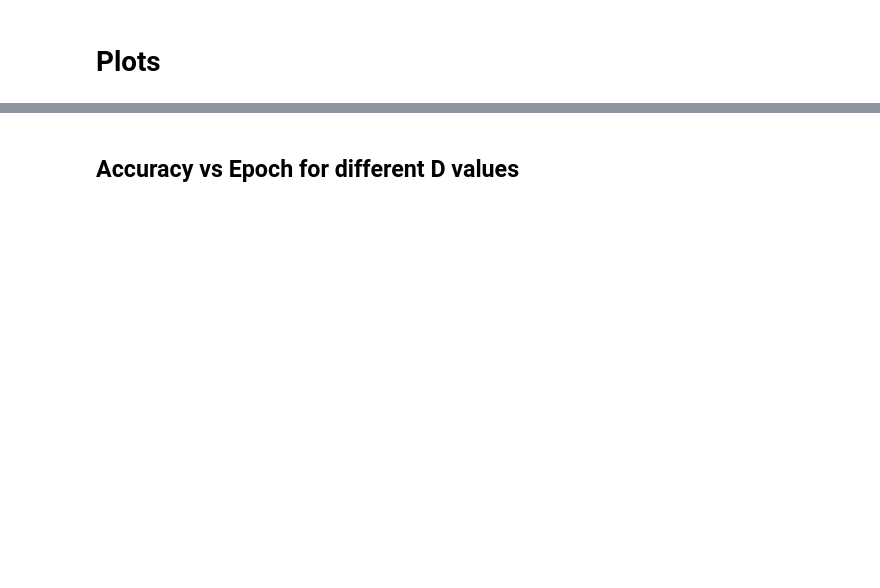
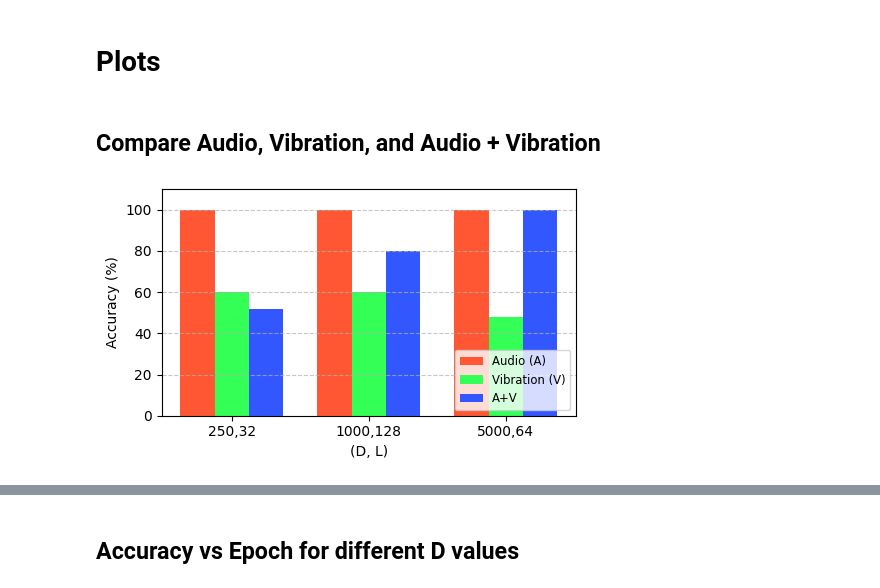
Before and after one commit to sevenseasofbri/terrain-classifier, a Jupyter notebook: hdc/test.ipynb, the cells around one changed output, grey strips where cells are left out. Drawn from its saved outputs; the diff is of its cells as text; code cells hidden in the pictures; blank space fills up the shorter version.

Commit message:
add plots, models comparison

```diff
--- a/hdc/test.ipynb
+++ b/hdc/test.ipynb
@@ -241,6 +275,21 @@ def encode_feature_vector(features, codebook, level_hvs, D, levels):
 
     return final_hv
 
+# --- 5. Encode both audio and vibration features ---
+
+def encode_audio_vibration_features(audio_file, vibration_file, audio_codebook, vibration_codebook, level_hvs, D, levels):
+    audio_hv = encode_feature_vector(audio_file, audio_codebook, level_hvs, D, levels)
+    vibration_hv = encode_feature_vector(vibration_file, vibration_codebook, level_hvs, D, levels)
+
+    # Bundle the two HVs
+    # hvs = np.array([audio_hv, vibration_hv])
+    # sum_hv = np.sum(hvs, axis=0)
+    # threshold = len(hvs) // 2
+    # final_hv = (sum_hv > threshold).astype(np.uint8)
+
+    final_hv = np.bitwise_xor(audio_hv, vibration_hv)
+    return final_hv
+
 #######
 # %% [markdown]
 ## Model training
@@ -740,3 +1200,50 @@ pprint.pprint(results_test)
 # query HV is compared to all the class HVs in the item memory using Hamming distance
 # %% [markdown]
 # Plots
+# %% [markdown]
+## Compare Audio, Vibration, and Audio + Vibration
+# %%
+
+# Data
+configs = ["250,32", "1000,128", "5000,64"]
+types = ["Audio (A)", "Vibration (V)", "A+V"]
+acc_values = [
+    [100, 60, 52],   # for 250,32
+    [100, 60, 80],   # for 1000,128
+    [100, 48, 100]   # for 5000,64
+]
+
+# Plotting setup
+x = np.arange(len(configs))  # label locations
+width = 0.25  # width of the bars
+
+# Generate positions for each type
+offsets = [-width, 0, width]
+# colors = ["#4a90e2", "#357ABD", "#1f4e79"]
+# use R, G, B
+colors = ["#FF5733", "#33FF57", "#3357FF"]
+
+fig, ax = plt.subplots(figsize=(5, 3))
+
+# Plot each type
+for i, (label, offset, color) in enumerate(zip(types, offsets, colors)):
+    acc = [acc_values[j][i] for j in range(len(configs))]
+    ax.bar(x + offset, acc, width, label=label, color=color)
+
+# Formatting
+# ax.set_title("Accuracy by Type and (D,L) Configuration")
+ax.set_xlabel("(D, L)")
+ax.set_ylabel("Accuracy (%)")
+ax.set_xticks(x)
+ax.set_xticklabels(configs)
+ax.set_ylim(0, 110)
+ax.legend(title="Type")
+plt.tight_layout()
+plt.grid(axis='y', linestyle='--', alpha=0.7)
+# legend on right bottom
+plt.legend(loc='lower right', fontsize='small', title_fontsize='medium')
+plt.savefig("compare_modalities.pdf", bbox_inches='tight')
+
+plt.show()
+# %% [output]
+[figure, added]
```
Also changed, not shown: parts of 31 cells of this notebook.
